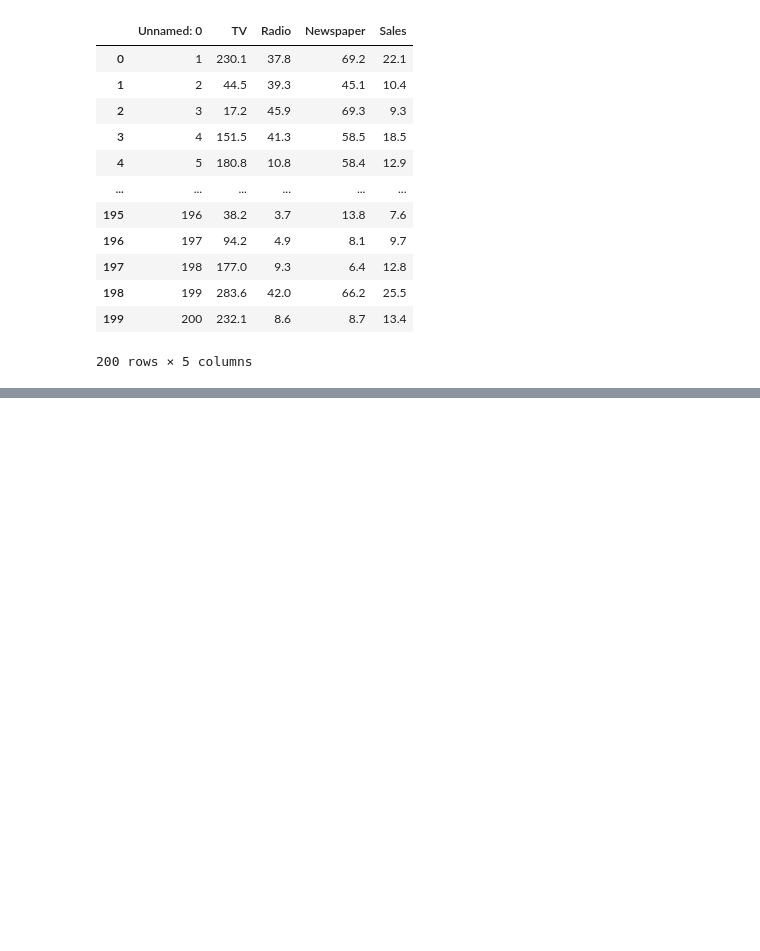
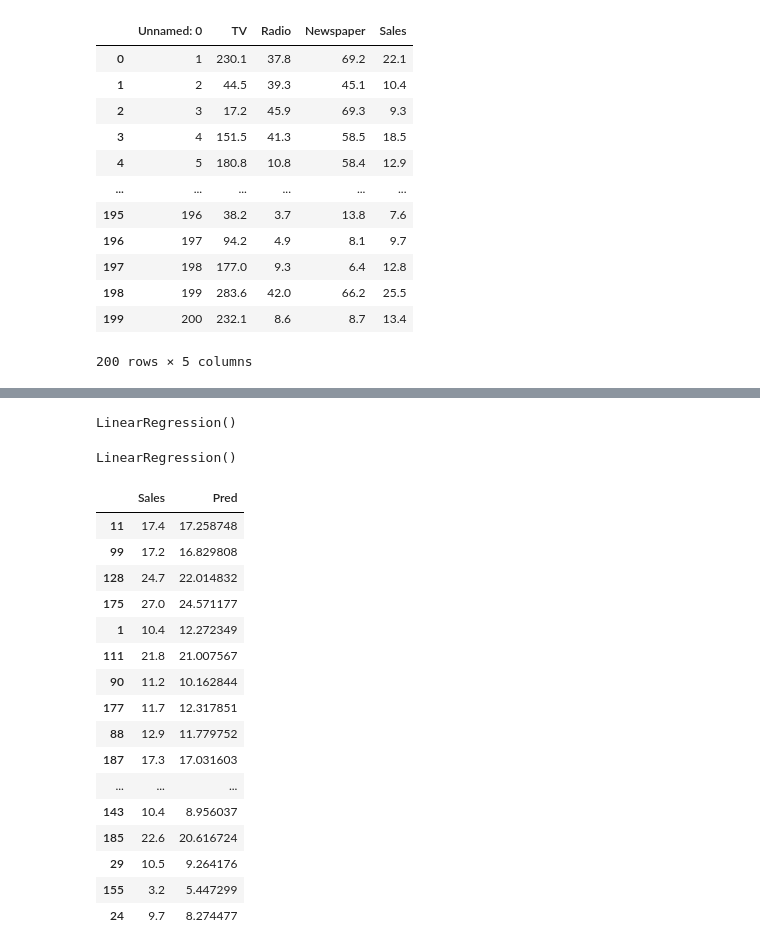
Before and after one commit to MJanbandhu/OnlyPractice, a Jupyter notebook: Machine_Learning/Linear Regression.ipynb, the cells around one changed output, grey strips where cells are left out. Saved outputs shown, nothing was run; the diff lists cells and outputs as text; code cells hidden in the pictures; blank space fills up the shorter version.

```diff
--- a/Machine_Learning/Linear Regression.ipynb
+++ b/Machine_Learning/Linear Regression.ipynb
@@ -66,0 +113,35 @@ Domain Analysis
+# %%
+model=LinearRegression()
+# %%
+model
+# %% [output]
+LinearRegression()
+# %%
+model.fit(x_train,y_train)
+# %% [output]
+LinearRegression()
+# %%
+y_pred=model.predict(x_test)
+# %%
+actual_value=y_test.copy()
+actual_value["Pred"]=y_pred
+# %%
+actual_value
+# %% [output]
+|  | Sales | Pred |
+| 11 | 17.4 | 17.258748 |
+| 99 | 17.2 | 16.829808 |
+| 128 | 24.7 | 22.014832 |
+| 175 | 27.0 | 24.571177 |
+| 1 | 10.4 | 12.272349 |
+| 111 | 21.8 | 21.007567 |
+| 90 | 11.2 | 10.162844 |
+| 177 | 11.7 | 12.317851 |
+| 88 | 12.9 | 11.779752 |
+| 187 | 17.3 | 17.031603 |
+| ... | ... | ... |
+| 143 | 10.4 | 8.956037 |
+| 185 | 22.6 | 20.616724 |
+| 29 | 10.5 | 9.264176 |
+| 155 | 3.2 | 5.447299 |
+| 24 | 9.7 | 8.274477 |
```
Also changed, not shown: parts of 11 cells of this notebook.
